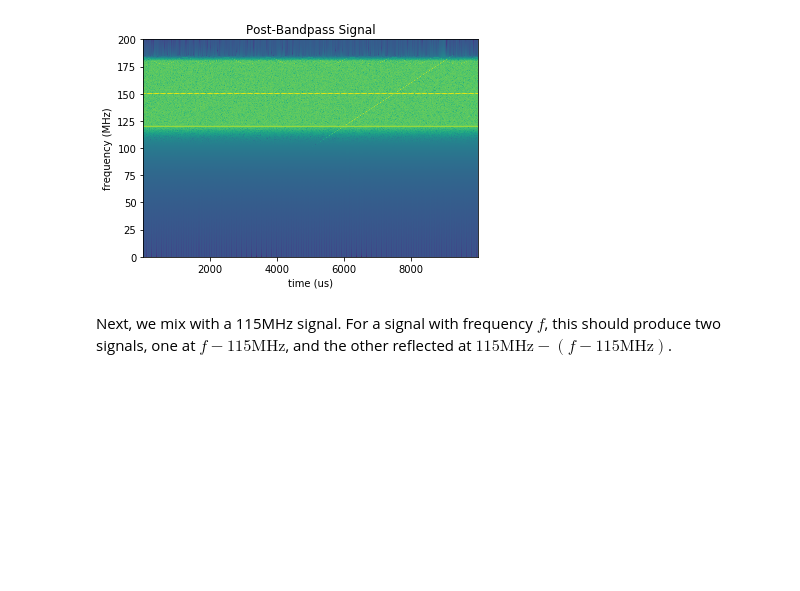
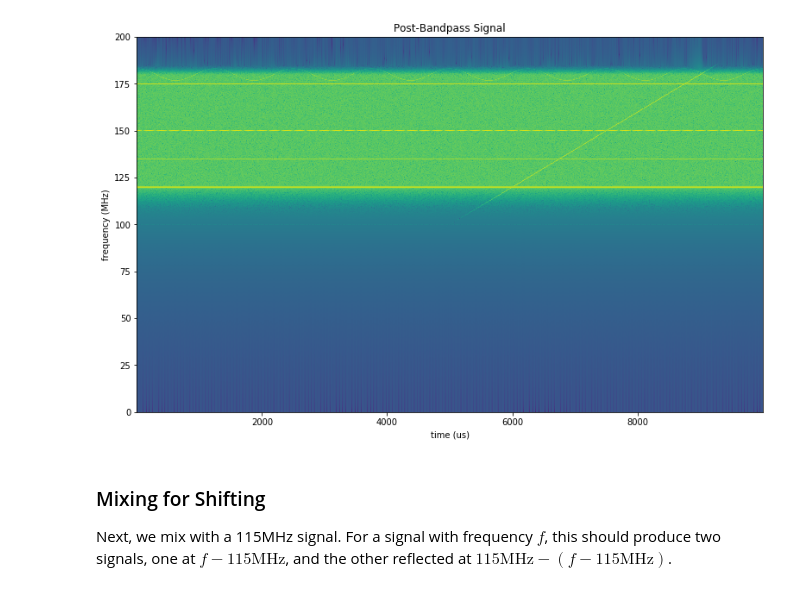
Before and after one commit to ifd3f/astrid.tech-old, a Jupyter notebook: blog/2020-06-18-frequency-shifting/index.ipynb, the cells around one changed output. Cells and saved outputs as stored; diff of their text form; code cells hidden in the pictures; blank space fills up the shorter version.

```diff
--- a/blog/2020-06-18-frequency-shifting/index.ipynb
+++ b/blog/2020-06-18-frequency-shifting/index.ipynb
@@ -60,9 +46,16 @@ Let's make a simple signal that we can use for experimenting with.
 # %%
 import numpy as np
+import matplotlib.pyplot as plt
 
-SAMPLES_PER_SECOND = 400e6
+
+# Configuration so that y'all actually see this stuff
+plt.rcParams['figure.figsize'] = [13, 8]
+
+M_SAMPLES_PER_SECOND = 400
+SAMPLES_PER_SECOND = M_SAMPLES_PER_SECOND * 1e6
 NYQUIST = SAMPLES_PER_SECOND / 2
 SIGNAL_LENGTH = 10e-3
+FFT_SIZE = 4096
 
 # Time domain (1 index = 1 sample at 400 MSPS)
 time = np.linspace(0, SIGNAL_LENGTH, SIGNAL_LENGTH * SAMPLES_PER_SECOND)
@@ -92,3 +85,13 @@ received_signal += 3 * np.cos((time * 100e6 / SIGNAL_LENGTH) * time * 2 * np.pi)
 
 # Add in some noise for the heck of it
 received_signal += np.random.normal(0, 1, len(time))
+
+bin_size_0 = 1000 * M_SAMPLES_PER_SECOND / 2 / FFT_SIZE
+
+plt.specgram(received_signal, FFT_SIZE, M_SAMPLES_PER_SECOND)
+print(f'Bin size: {bin_size_0:02.3f} kHz')
+
+plt.title(f"Full signal ({bin_size_0:02.3f} kHz bins)")
+plt.ylabel('frequency (MHz)')
+plt.xlabel('time (us)')
+plt.show()
@@ -95,12 +100,0 @@ received_signal += np.random.normal(0, 1, len(time))
-# %%
-import matplotlib.pyplot as plt
-
-# So that y'all actually see this stuff
-plt.rcParams['figure.figsize'] = [8, 5]
-
-plt.specgram(received_signal, 4096, 400)
-
-plt.title("Full signal")
-plt.ylabel('frequency (MHz)')
-plt.xlabel('time (us)')
-plt.show()
@@ -137,13 +135,15 @@ plt.show()
 # %%
 bp_sig = signal.sosfilt(bp_filter, received_signal)
-plt.specgram(bp_sig, 4096, 400)
+plt.specgram(bp_sig, FFT_SIZE, M_SAMPLES_PER_SECOND)
 plt.title("Post-Bandpass Signal")
 plt.ylabel('frequency (MHz)')
 plt.xlabel('time (us)')
 plt.show()
 # %% [output]
-[figure, old version]
+[figure, new version]
 # %% [markdown]
+### Mixing for Shifting
+
 Next, we mix with a 115MHz signal. For a signal with frequency $f$, this should
 produce two signals, one at $f - 115\text{MHz}$, and the other reflected
 at $115\text{MHz} - (f - 115\text{MHz})$.
```
Also changed, not shown: parts of 20 cells of this notebook, 3 other files.
